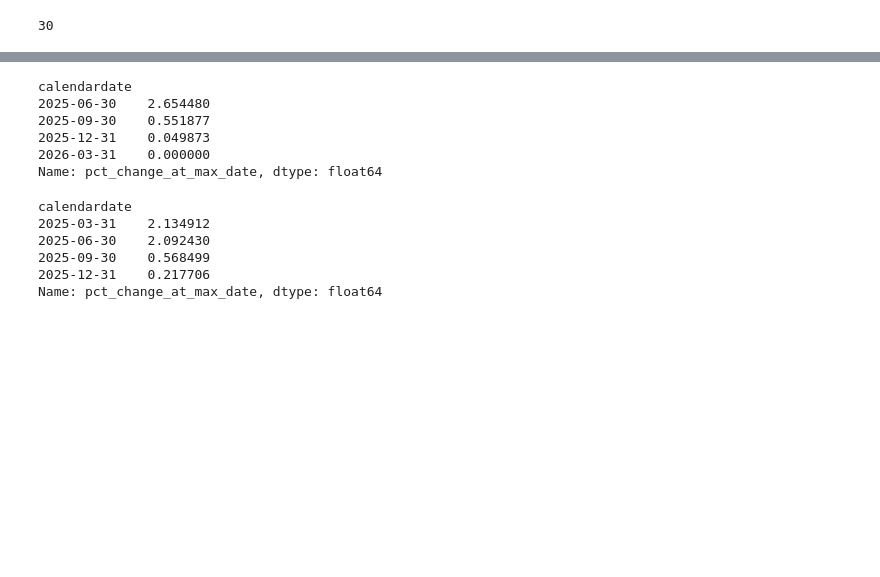
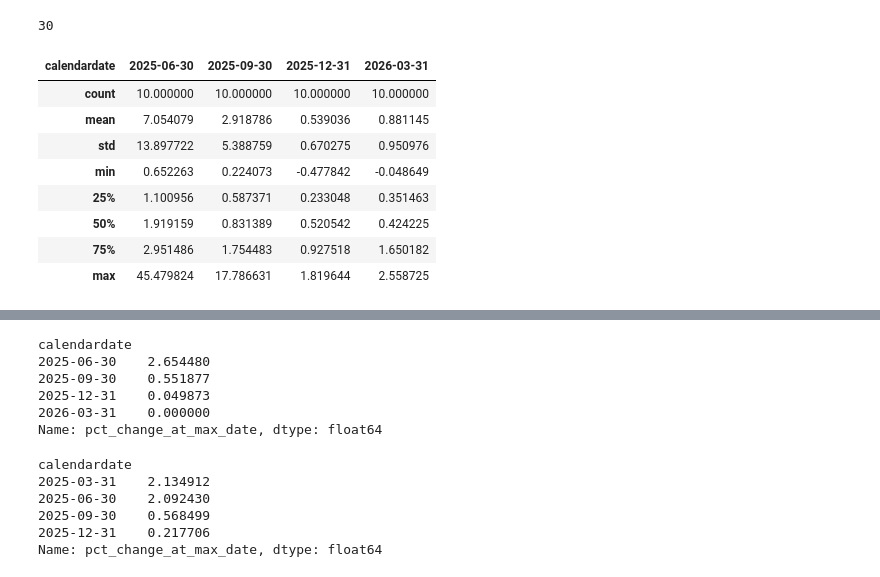
Before and after one commit to thomas-smithh/portfolio-optimisation, a Jupyter notebook: model_inference_pipeline.ipynb, the cells around one changed output, grey strips where cells are left out. Drawn from its saved outputs; the diff is of its cells as text; code cells hidden in the pictures; blank space fills up the shorter version.

```diff
--- a/model_inference_pipeline.ipynb
+++ b/model_inference_pipeline.ipynb
@@ -143,3 +210,18 @@ selected_stocks = [
 len(selected_stocks)
 # %% [output]
 30
+# %%
+inference_performance_to_date[
+    (inference_performance_to_date.close >= 0.25*inference_performance_to_date.close_max)
+    & (inference_performance_to_date.marketcap >= inference_performance_to_date.marketcap_quantile)
+].sort_values('pct_change').groupby('calendardate').tail(10).groupby('calendardate').pct_change_at_max_date.describe().T
+# %% [output]
+| calendardate | 2025-06-30 | 2025-09-30 | 2025-12-31 | 2026-03-31 |
+| count | 10.000000 | 10.000000 | 10.000000 | 10.000000 |
+| mean | 7.054079 | 2.918786 | 0.539036 | 0.881145 |
+| std | 13.897722 | 5.388759 | 0.670275 | 0.950976 |
+| min | 0.652263 | 0.224073 | -0.477842 | -0.048649 |
+| 25% | 1.100956 | 0.587371 | 0.233048 | 0.351463 |
+| 50% | 1.919159 | 0.831389 | 0.520542 | 0.424225 |
+| 75% | 2.951486 | 1.754483 | 0.927518 | 1.650182 |
+| max | 45.479824 | 17.786631 | 1.819644 | 2.558725 |
```
Also changed, not shown: parts of 16 cells of this notebook, 1 other file.
